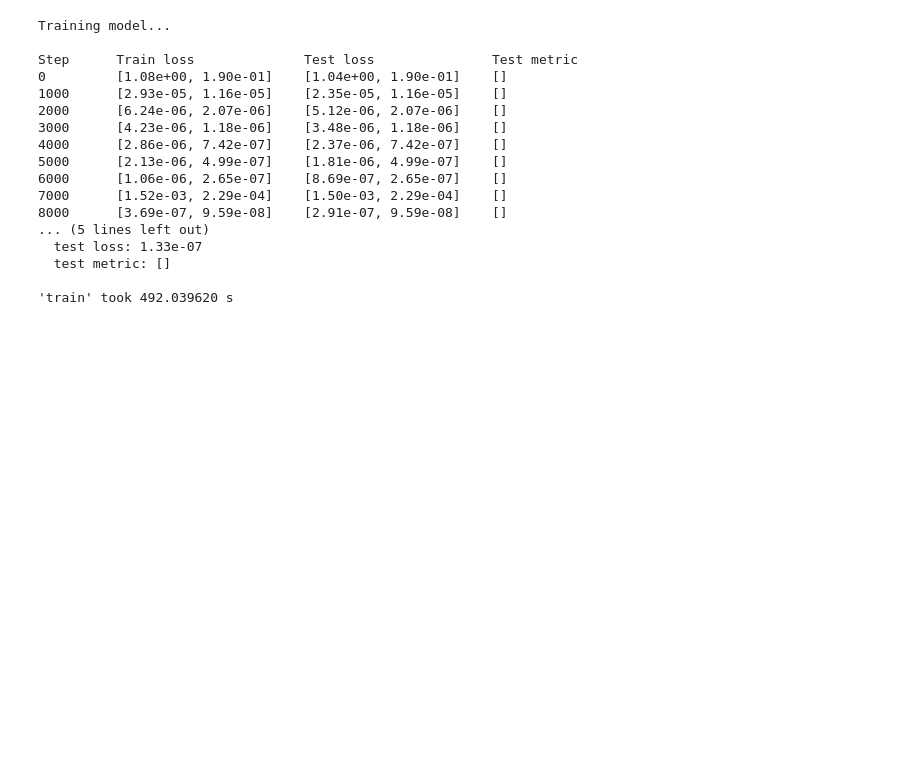
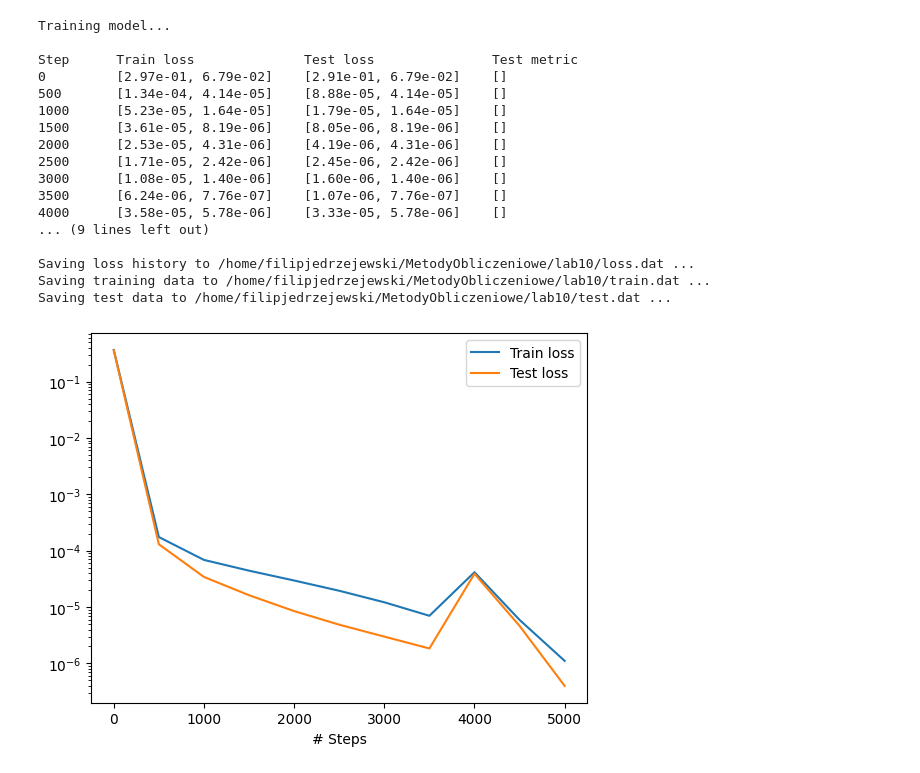
Before and after one commit to EfJot314/MetodyObliczeniowe, a Jupyter notebook: lab10/zad1.ipynb, the cells around one changed output. Saved outputs shown, nothing was run; the diff lists cells and outputs as text; code cells hidden in the pictures; blank space fills up the shorter version.

```diff
--- a/lab10/zad1.ipynb
+++ b/lab10/zad1.ipynb
@@ -32,33 +16,39 @@ print(geometry.random_points(10))
 # %%
 #funkcja
-def pde(x, y):
-    du_xx = dde.grad.hessian(y, x, i=0, j=0)
-    du_yy = dde.grad.hessian(y, x, i=1, j=1)
+def pde(x, u):
+    du_xx = dde.grad.hessian(u, x, i=0, j=0)
+    du_yy = dde.grad.hessian(u, x, i=1, j=1)
     n1 = x[:, 2:3]
     n2 = x[:, 3:4]
-    return 0.5 * (du_xx + du_yy) + (n1*n1 + n2*n2) * np.pi * y / (2 * L * L)
+    return (du_xx + du_yy)/2 + (n1**2 + n2**2) * np.pi**2 * u / (2 * L**2)
+
+def solution(x):
+    xi = x[:, 0:1]
+    yi = x[:, 1:2]
+    n1 = x[:, 2:3]
+    n2 = x[:, 3:4]
+
+    return 2/L * np.sin(n1*np.pi*(xi+L/2) / L) * np.sin(n2*np.pi*(yi+L/2) / L)
 # %%
 #warunki brzegowe
+
 def boundaryFunction(x, on_boundary):
-    if not on_boundary:
-        return False
-    if dde.utils.isclose(x[0], -L/2) or dde.utils.isclose(x[0], L/2):
-        return True
-    if dde.utils.isclose(x[1], -L/2) or dde.utils.isclose(x[1], L/2):
+    if on_boundary and (dde.utils.isclose(abs(x[0]), L/2) or dde.utils.isclose(abs(x[1]), L/2)):
         return True
     return False
 
 
 boundary_conditions = dde.icbc.DirichletBC(geometry,
                                             lambda x: 0,
-                                            lambda x, on_boundary: boundaryFunction(x, on_boundary))
+                                            boundaryFunction
+                                            )
 # %%
 #dane
 data = dde.data.PDE(geometry,
                     pde,
                     boundary_conditions,
-                    num_domain=4000,
-                    num_boundary=2000,
-                    num_test=1000
+                    num_domain=1200,
+                    num_boundary=120,
+                    num_test=1500
                     )
 # %% [output]
@@ -66,6 +56,6 @@ Warning: CSGUnion.uniform_points not implemented. Use random_points instead.
 # %%
 #siec
-net = dde.nn.FNN([4]+[30]*3+[1],
+net = dde.nn.FNN([4]+[20]*3+[1],
                 "tanh",
                 "Glorot normal"
                 )
@@ -83,21 +73,23 @@ Building feed-forward neural network...
 # %%
 #trenowanie
-loss_history, train_state = model.train(iterations = 10000)
+loss_history, train_state = model.train(iterations = 5000, display_every=500)
+dde.saveplot(loss_history, train_state, issave=True, isplot=True)
 # %% [output]
 Training model...
 
 Step      Train loss              Test loss               Test metric
-0         [1.08e+00, 1.90e-01]    [1.04e+00, 1.90e-01]    []
-1000      [2.93e-05, 1.16e-05]    [2.35e-05, 1.16e-05]    []
-2000      [6.24e-06, 2.07e-06]    [5.12e-06, 2.07e-06]    []
-3000      [4.23e-06, 1.18e-06]    [3.48e-06, 1.18e-06]    []
-4000      [2.86e-06, 7.42e-07]    [2.37e-06, 7.42e-07]    []
-5000      [2.13e-06, 4.99e-07]    [1.81e-06, 4.99e-07]    []
-6000      [1.06e-06, 2.65e-07]    [8.69e-07, 2.65e-07]    []
-7000      [1.52e-03, 2.29e-04]    [1.50e-03, 2.29e-04]    []
-8000      [3.69e-07, 9.59e-08]    [2.91e-07, 9.59e-08]    []
-... (5 lines left out)
-  test loss: 1.33e-07
-  test metric: []
+0         [2.97e-01, 6.79e-02]    [2.91e-01, 6.79e-02]    []
+500       [1.34e-04, 4.14e-05]    [8.88e-05, 4.14e-05]    []
+1000      [5.23e-05, 1.64e-05]    [1.79e-05, 1.64e-05]    []
+1500      [3.61e-05, 8.19e-06]    [8.05e-06, 8.19e-06]    []
+2000      [2.53e-05, 4.31e-06]    [4.19e-06, 4.31e-06]    []
+2500      [1.71e-05, 2.42e-06]    [2.45e-06, 2.42e-06]    []
+3000      [1.08e-05, 1.40e-06]    [1.60e-06, 1.40e-06]    []
+3500      [6.24e-06, 7.76e-07]    [1.07e-06, 7.76e-07]    []
+4000      [3.58e-05, 5.78e-06]    [3.33e-05, 5.78e-06]    []
+... (9 lines left out)
 
-'train' took 492.039620 s
+Saving loss history to /home/filipjedrzejewski/MetodyObliczeniowe/lab10/loss.dat ...
+Saving training data to /home/filipjedrzejewski/MetodyObliczeniowe/lab10/train.dat ...
+Saving test data to /home/filipjedrzejewski/MetodyObliczeniowe/lab10/test.dat ...
+[figure, added]
```
Also changed, not shown: parts of 6 cells of this notebook, 3 other files.
